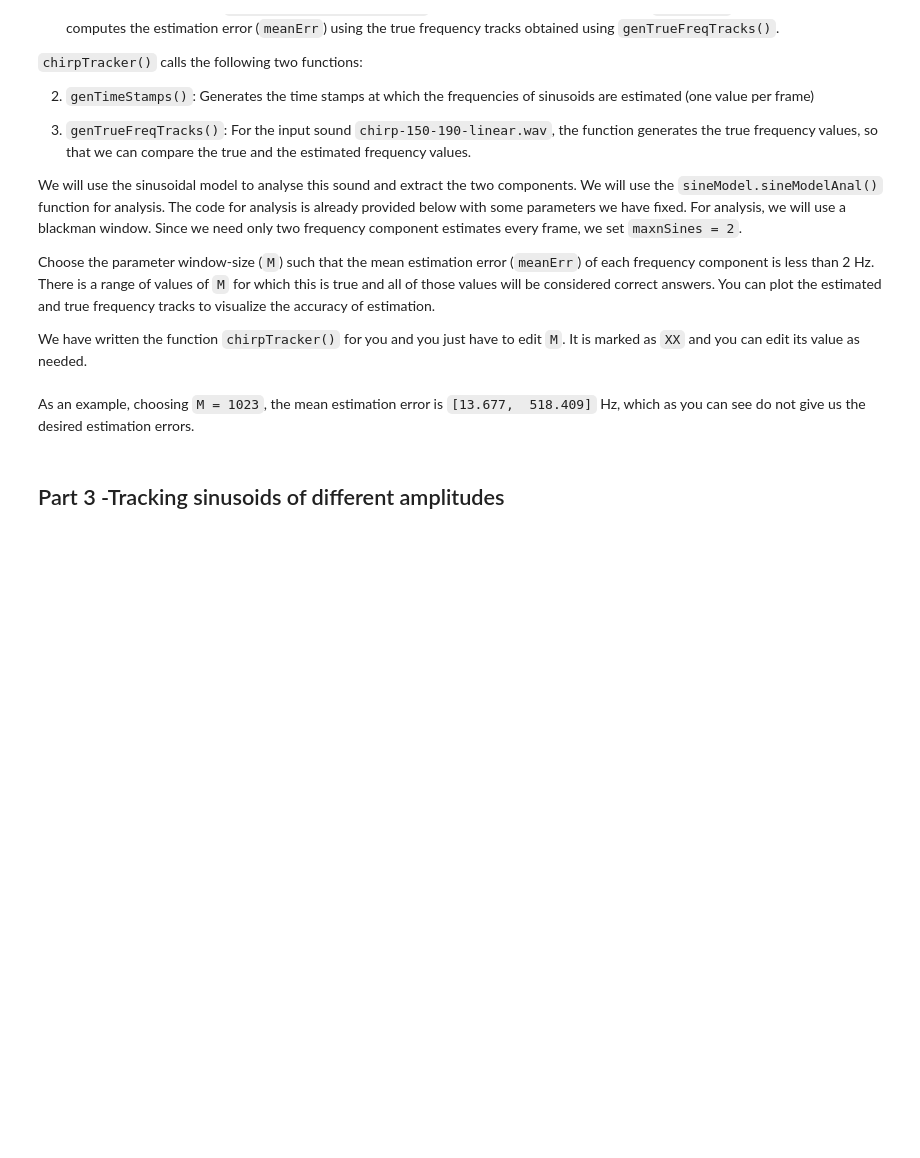
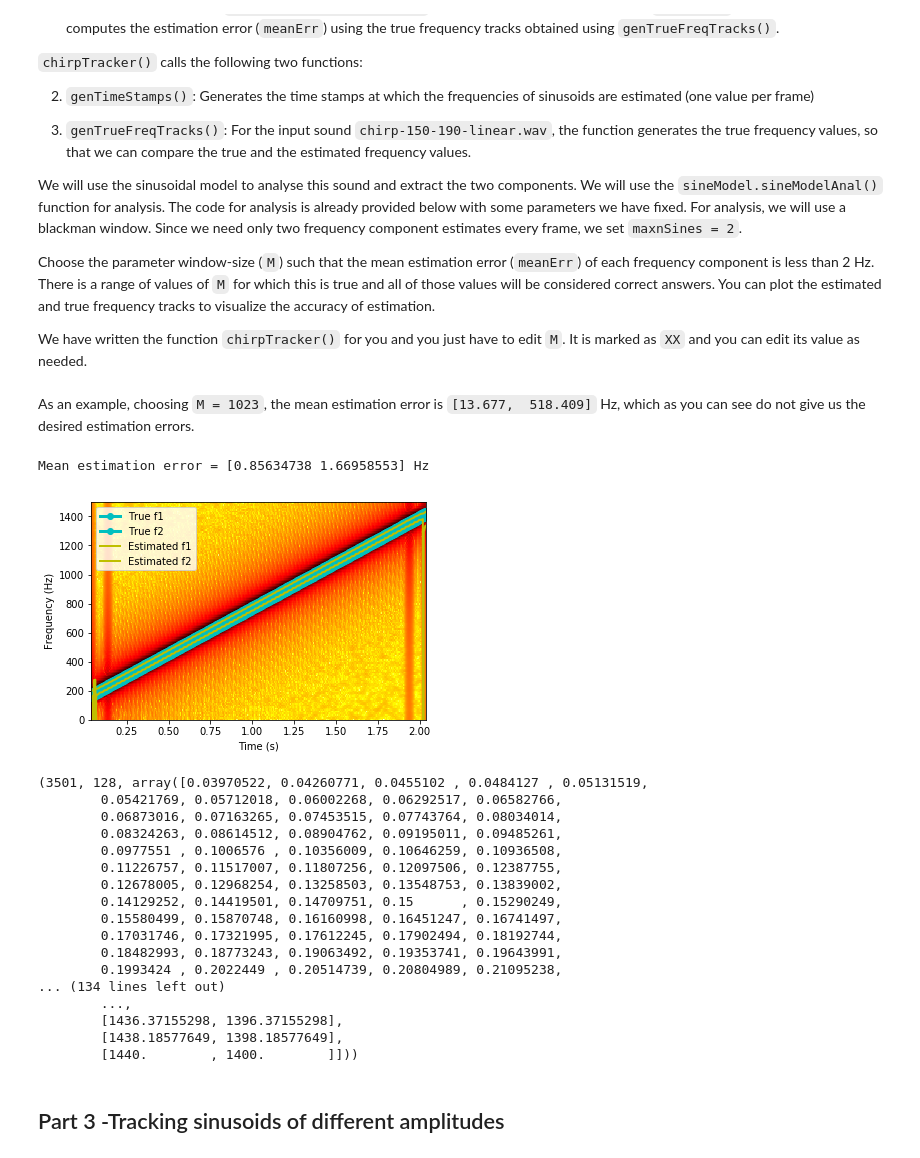
Before and after one commit to jiemojiemo/audio_signal_processing_assignments, a Jupyter notebook: assignments/A5/A5.ipynb, the cells around one changed output. Drawn from its saved outputs; the diff is of its cells as text; code cells hidden in the pictures; blank space fills up the shorter version.

```diff
--- a/assignments/A5/A5.ipynb
+++ b/assignments/A5/A5.ipynb
@@ -69,0 +113,10 @@ values are `M = 1201`, `N = 2048`, `fEst = 200.038` and the freqency estimation
+# %%
+## Your code here
+
+for i in range(1, 4):
+    test_data = loadTestCases.load(1, i)
+    input_data = test_data['input']
+    output_data = test_data['output']
+
+    fEst, M, N = minFreqEstErr(input_data['inputFile'], input_data['f'])
+    print(fEst, M, N)
@@ -108,7 +165,7 @@ def chirpTracker(inputFile='../../sounds/chirp-150-190-linear.wav'):
            K is the number of frames
     """
     # Analysis parameters: Modify values of the parameters marked XX
-    M = XX                                # Window size in samples
+    M = 3501                                # Window size in samples
 
     ### Go through the code below and understand it, do not modify anything ###
     H = 128                                     # Hop size in samples
@@ -134,7 +191,8 @@ def chirpTracker(inputFile='../../sounds/chirp-150-190-linear.wav'):
     mX, pX = stft.stftAnal(x, w, N, H)
     maxplotfreq = 1500.0
     binFreq = fs*np.arange(N*maxplotfreq/fs)/N
-    plt.pcolormesh(tStamps, binFreq, np.transpose(mX[:,:N*maxplotfreq/fs+1]),cmap = 'hot_r')
+
+    plt.pcolormesh(tStamps, binFreq, np.transpose(mX[:,:int(N*maxplotfreq//fs+1)]),cmap = 'hot_r')
     plt.plot(tStamps,fTrackTrue, 'o-', color = 'c', linewidth=3.0)
     plt.plot(tStamps,fTrackEst, color = 'y', linewidth=2.0)
     plt.legend(('True f1', 'True f2', 'Estimated f1', 'Estimated f2'))
@@ -170,3 +226,25 @@ As an example, choosing `M = 1023`, the mean estimation error is `[13.677,  518.
+# %%
+chirpTracker()
+# %% [output]
+Mean estimation error = [0.85634738 1.66958553] Hz
+[figure, added]
+(3501, 128, array([0.03970522, 0.04260771, 0.0455102 , 0.0484127 , 0.05131519,
+        0.05421769, 0.05712018, 0.06002268, 0.06292517, 0.06582766,
+        0.06873016, 0.07163265, 0.07453515, 0.07743764, 0.08034014,
+        0.08324263, 0.08614512, 0.08904762, 0.09195011, 0.09485261,
+        0.0977551 , 0.1006576 , 0.10356009, 0.10646259, 0.10936508,
+        0.11226757, 0.11517007, 0.11807256, 0.12097506, 0.12387755,
+        0.12678005, 0.12968254, 0.13258503, 0.13548753, 0.13839002,
+        0.14129252, 0.14419501, 0.14709751, 0.15      , 0.15290249,
+        0.15580499, 0.15870748, 0.16160998, 0.16451247, 0.16741497,
+        0.17031746, 0.17321995, 0.17612245, 0.17902494, 0.18192744,
+        0.18482993, 0.18773243, 0.19063492, 0.19353741, 0.19643991,
+        0.1993424 , 0.2022449 , 0.20514739, 0.20804989, 0.21095238,
+... (134 lines left out)
+        ...,
+        [1436.37155298, 1396.37155298],
+        [1438.18577649, 1398.18577649],
+        [1440.        , 1400.        ]]))
 # %% [markdown]
 ## Part 3 -Tracking sinusoids of different amplitudes
 # %% [markdown]
```
Also changed, not shown: parts of 16 cells of this notebook, 8 other files.
